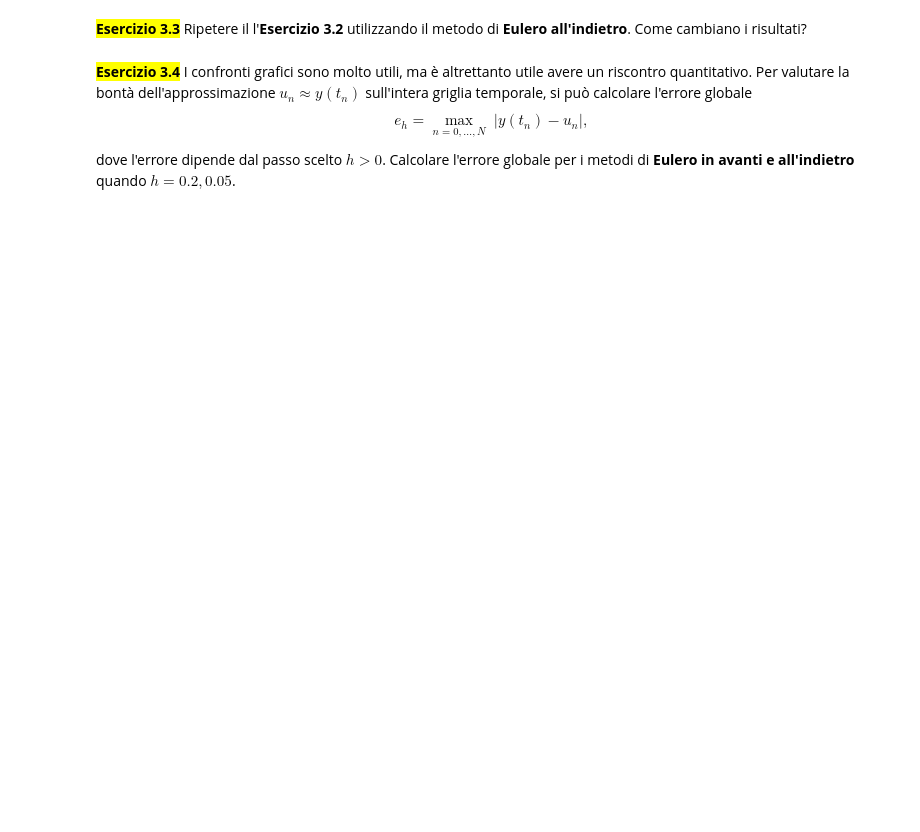
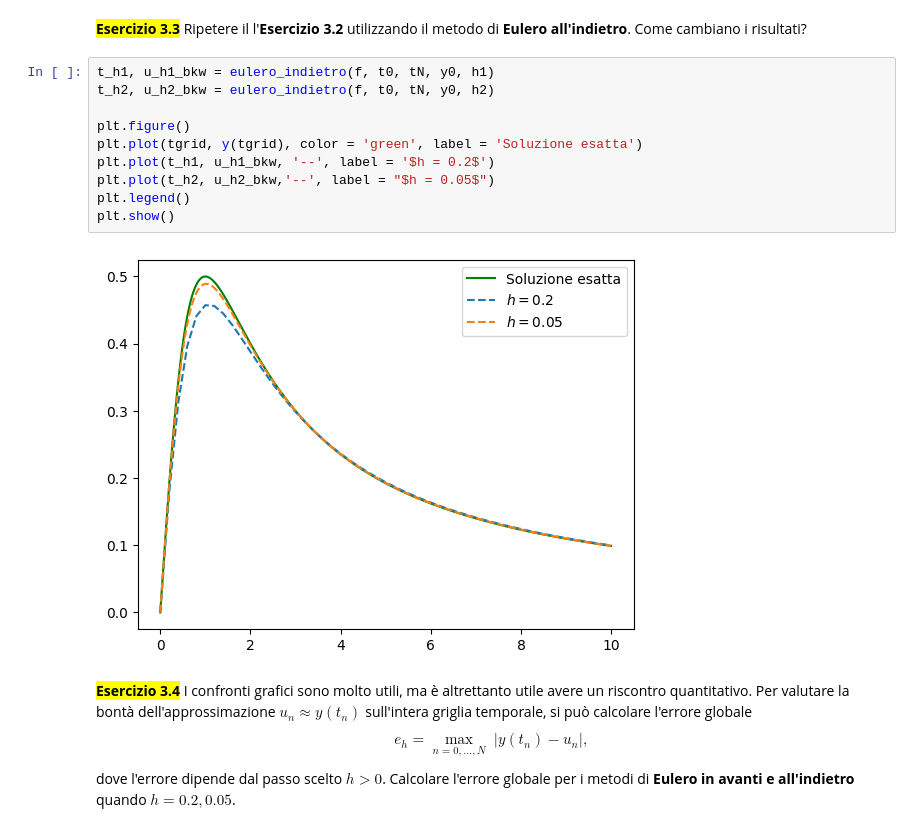
Before and after one commit to marcofossatii05-ui/mani_env, a Jupyter notebook: ode_part_1_template.ipynb, the cells around one changed output. Saved outputs shown, nothing was run; the diff lists cells and outputs as text; blank space fills up the shorter version.

```diff
--- a/ode_part_1_template.ipynb
+++ b/ode_part_1_template.ipynb
@@ -141,6 +196,18 @@ y(t)=\frac{t}{1+t^{2}}.
 # %% [markdown]
 <mark>**Esercizio 3.3**</mark></br>
 Ripetere il l'**Esercizio 3.2** utilizzando il metodo di **Eulero all'indietro**. Come cambiano i risultati?
+# %%
+t_h1, u_h1_bkw = eulero_indietro(f, t0, tN, y0, h1)
+t_h2, u_h2_bkw = eulero_indietro(f, t0, tN, y0, h2)
+
+plt.figure()
+plt.plot(tgrid, y(tgrid), color = 'green', label = 'Soluzione esatta')
+plt.plot(t_h1, u_h1_bkw, '--', label = '$h = 0.2$')
+plt.plot(t_h2, u_h2_bkw,'--', label = "$h = 0.05$")
+plt.legend()
+plt.show()
+# %% [output]
+[figure, added]
 # %% [markdown]
 <mark>**Esercizio 3.4**</mark></br>
 I confronti grafici sono molto utili, ma è altrettanto utile avere un riscontro quantitativo. Per valutare la bontà dell'approssimazione $u_n\approx y(t_n)$ sull'intera griglia temporale, si può calcolare l'errore globale
```
Also changed, not shown: parts of 14 cells of this notebook, 2 other files.
